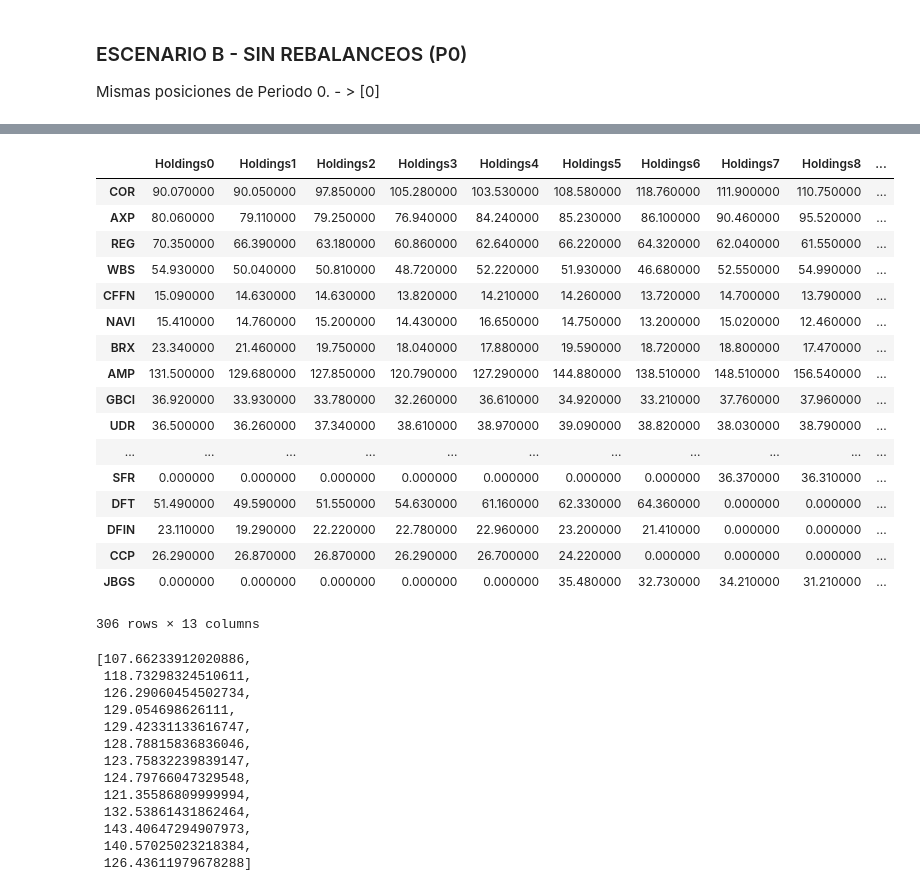
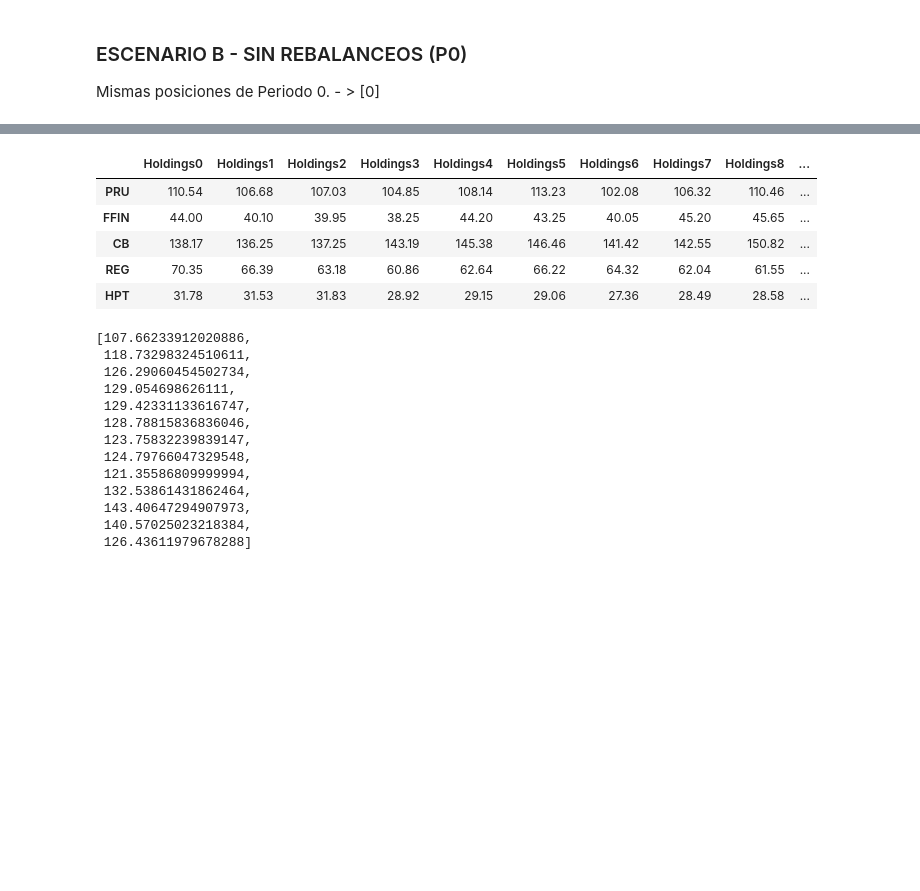
Before and after one commit to Marisolcantarero95/TRADING, a Jupyter notebook: Lab1_EqA/A_myst_Laboratorio1.ipynb, the cells around one changed output, grey strips where cells are left out. Cells and saved outputs as stored; diff of their text form; code cells hidden in the pictures; blank space fills up the shorter version.

```diff
--- a/Lab1_EqA/A_myst_Laboratorio1.ipynb
+++ b/Lab1_EqA/A_myst_Laboratorio1.ipynb
@@ -255,30 +255,18 @@ na_free
 # %%
 #Para los que ya no se encontraron se pondrán los datos que estaban y se rellenaran los vacios con 0.
 faltantes = list(set(Prices.index)- set(na_free.index))
 faltantes = pd.DataFrame([Prices.loc[i] for i in faltantes]).fillna(0)
 na_free = na_free.append(faltantes)
 #Igualando a Prices ( es lo mismo pero ya con información completa)
 Prices_F = na_free
-Prices_F
+Prices_F.head()
 # %% [output]
 |  | Holdings0 | Holdings1 | Holdings2 | Holdings3 | Holdings4 | Holdings5 | Holdings6 | Holdings7 | Holdings8 | ... |
-| COR | 90.070000 | 90.050000 | 97.850000 | 105.280000 | 103.530000 | 108.580000 | 118.760000 | 111.900000 | 110.750000 | ... |
-| AXP | 80.060000 | 79.110000 | 79.250000 | 76.940000 | 84.240000 | 85.230000 | 86.100000 | 90.460000 | 95.520000 | ... |
-| REG | 70.350000 | 66.390000 | 63.180000 | 60.860000 | 62.640000 | 66.220000 | 64.320000 | 62.040000 | 61.550000 | ... |
-| WBS | 54.930000 | 50.040000 | 50.810000 | 48.720000 | 52.220000 | 51.930000 | 46.680000 | 52.550000 | 54.990000 | ... |
-| CFFN | 15.090000 | 14.630000 | 14.630000 | 13.820000 | 14.210000 | 14.260000 | 13.720000 | 14.700000 | 13.790000 | ... |
-| NAVI | 15.410000 | 14.760000 | 15.200000 | 14.430000 | 16.650000 | 14.750000 | 13.200000 | 15.020000 | 12.460000 | ... |
-| BRX | 23.340000 | 21.460000 | 19.750000 | 18.040000 | 17.880000 | 19.590000 | 18.720000 | 18.800000 | 17.470000 | ... |
-| AMP | 131.500000 | 129.680000 | 127.850000 | 120.790000 | 127.290000 | 144.880000 | 138.510000 | 148.510000 | 156.540000 | ... |
-| GBCI | 36.920000 | 33.930000 | 33.780000 | 32.260000 | 36.610000 | 34.920000 | 33.210000 | 37.760000 | 37.960000 | ... |
-| UDR | 36.500000 | 36.260000 | 37.340000 | 38.610000 | 38.970000 | 39.090000 | 38.820000 | 38.030000 | 38.790000 | ... |
-| ... | ... | ... | ... | ... | ... | ... | ... | ... | ... | ... |
-| SFR | 0.000000 | 0.000000 | 0.000000 | 0.000000 | 0.000000 | 0.000000 | 0.000000 | 36.370000 | 36.310000 | ... |
-| DFT | 51.490000 | 49.590000 | 51.550000 | 54.630000 | 61.160000 | 62.330000 | 64.360000 | 0.000000 | 0.000000 | ... |
-| DFIN | 23.110000 | 19.290000 | 22.220000 | 22.780000 | 22.960000 | 23.200000 | 21.410000 | 0.000000 | 0.000000 | ... |
-| CCP | 26.290000 | 26.870000 | 26.870000 | 26.290000 | 26.700000 | 24.220000 | 0.000000 | 0.000000 | 0.000000 | ... |
-| JBGS | 0.000000 | 0.000000 | 0.000000 | 0.000000 | 0.000000 | 35.480000 | 32.730000 | 34.210000 | 31.210000 | ... |
+| PRU | 110.54 | 106.68 | 107.03 | 104.85 | 108.14 | 113.23 | 102.08 | 106.32 | 110.46 | ... |
+| FFIN | 44.00 | 40.10 | 39.95 | 38.25 | 44.20 | 43.25 | 40.05 | 45.20 | 45.65 | ... |
+| CB | 138.17 | 136.25 | 137.25 | 143.19 | 145.38 | 146.46 | 141.42 | 142.55 | 150.82 | ... |
+| REG | 70.35 | 66.39 | 63.18 | 60.86 | 62.64 | 66.22 | 64.32 | 62.04 | 61.55 | ... |
+| HPT | 31.78 | 31.53 | 31.83 | 28.92 | 29.15 | 29.06 | 27.36 | 28.49 | 28.58 | ... |
-306 rows × 13 columns
 # %%
 def nav1(precios,narch):
     nav1 = []
```
Also changed, not shown: parts of 22 cells of this notebook.
